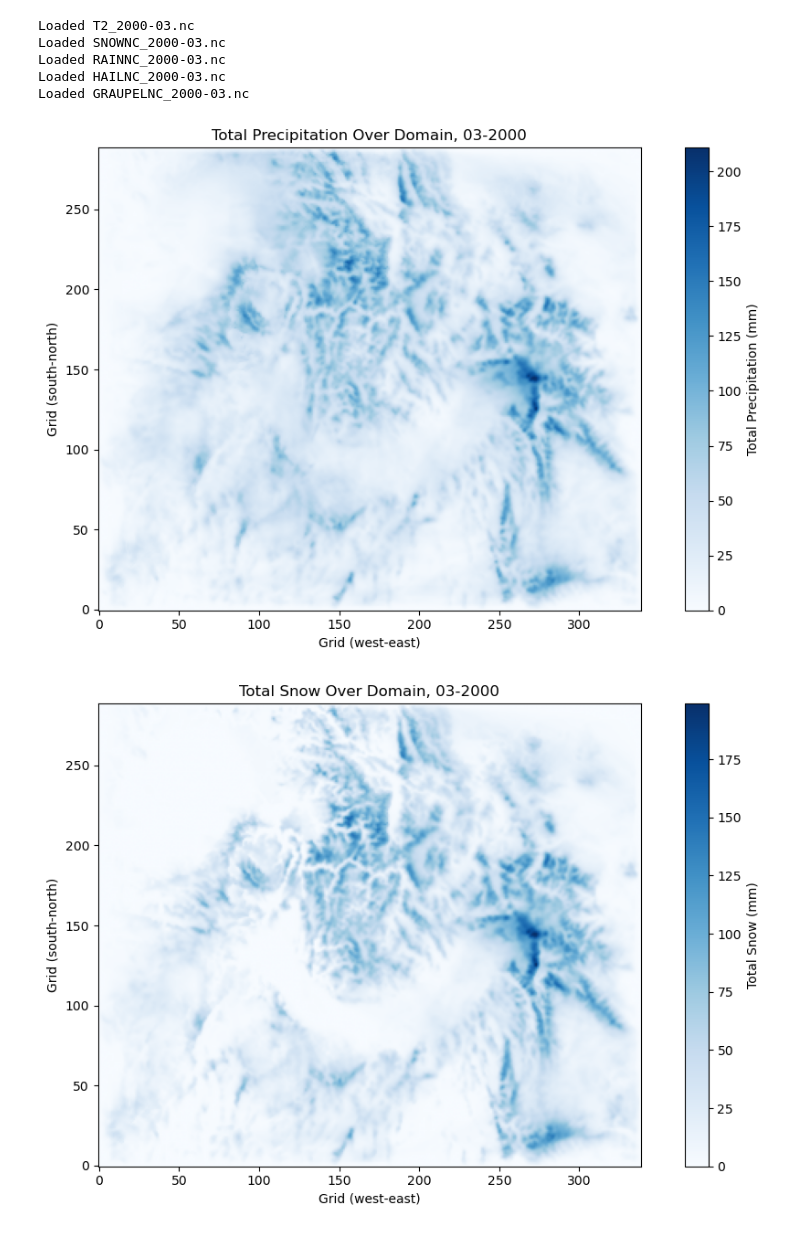
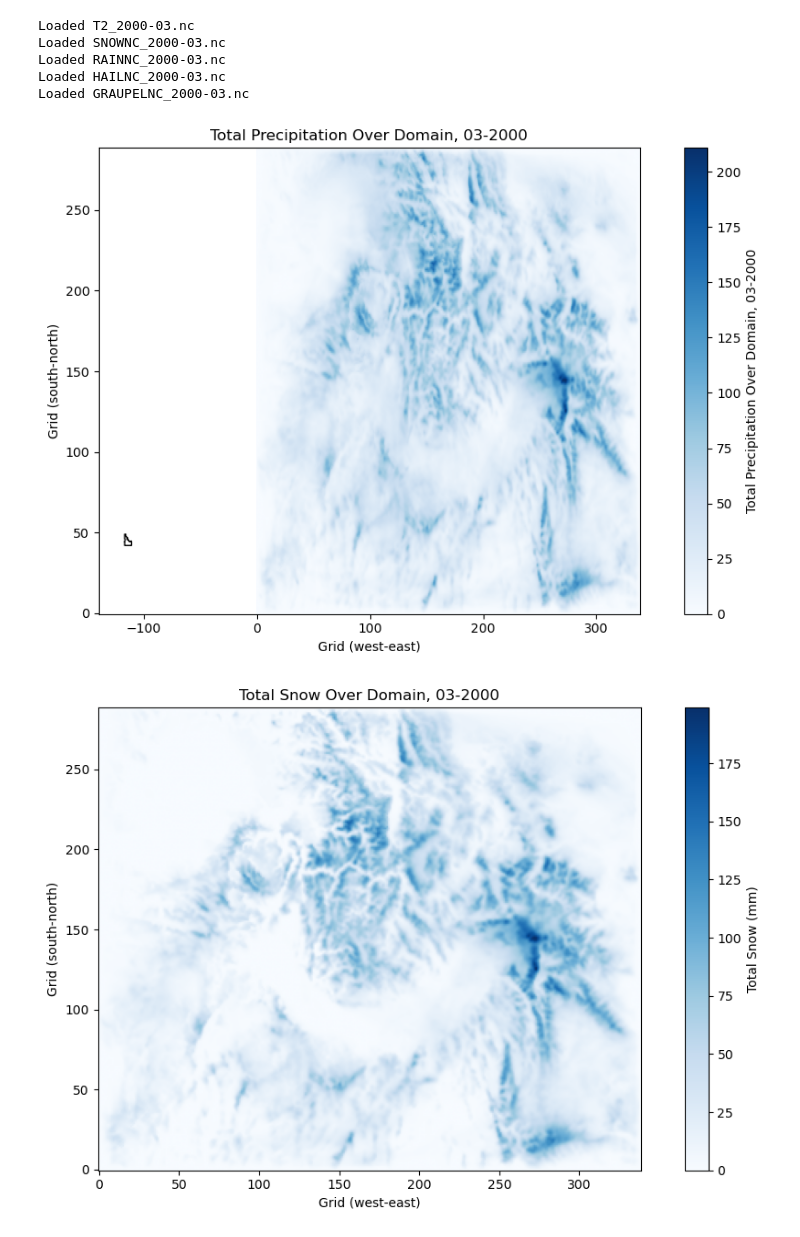
Before and after one commit to chiaraaltobelli/snowpack-boundary-impact, a Jupyter notebook: aggregate-03-2000.ipynb, the cells around one changed output. Cells and saved outputs as stored; diff of their text form; code cells hidden in the pictures.

Commit message:
In progress state shapes

```diff
--- a/aggregate-03-2000.ipynb
+++ b/aggregate-03-2000.ipynb
@@ -5,7 +5,8 @@ import os
 import matplotlib.pyplot as plt
 import pandas as pd
 import statsmodels.api as sm
-from plot_utils import load_idaho_boundary, plot_with_idaho_overlay
+from plot_utils import plot_with_state_outline
+
 
 # === CONFIGURATION ===
 base_dir = "/bsushare/leaf-shared/subset-output-wrf/vol04/wrf_out/wy_2000/d01/"
@@ -13,6 +14,7 @@ month = "03"
 year = "2000"
 target_location = "Domain"
 epsilon = 1e-6  # to prevent division by zero
+shapefile_path = "cb_2022_us_state_20m.shp"
 
 # === FUNCTION TO LOAD A VARIABLE ===
 def load_wrf_var(var_name, base_dir, year, month):
@@ -69,15 +71,14 @@ snow_fraction = total_snow / (total_precip + epsilon)
 liquid_fraction = masked_liquid_total / (masked_precip_total + epsilon)
 
 # === PLOT TOTAL PRECIPITATION ===
-plt.figure(figsize=(10, 6))
 precip_total_map = precipitation_total
-im = plt.imshow(precipitation_total, cmap="Blues", origin="lower")
-plt.colorbar(im,label="Total Precipitation (mm)")
-plt.title(f"Total Precipitation Over {target_location}, {month}-{year}")
-plt.xlabel("Grid (west-east)")
-plt.ylabel("Grid (south-north)")
-plt.tight_layout()
-plt.show()
+plot_with_state_outline(
+    data_array=precipitation_total,
+    title=f"Total Precipitation Over {target_location}, {month}-{year}",
+    cmap="Blues",
+    shapefile_path=shapefile_path,
+    state_name="Idaho"
+)
 
 # === PLOT TOTAL SNOW ===
 plt.figure(figsize=(10, 6))
@@ -112,34 +113,34 @@ exceeds_one = masked_snow_fraction > 1.0
 count_exceeds = exceeds_one.sum().item()
 max_val = masked_snow_fraction.max().item()
 print(f"Grid cells with snow fraction > 1: {count_exceeds}")
 suspicious = (snow_total > precipitation_total) & valid_mask
 print(f"Suspicious cases (snow > precip): {suspicious.sum().item()}")
 
 threshold = 1.0 + 1e-3  # slightly over 1
 near_one_mask = (masked_snow_fraction > 0.99) & (masked_snow_fraction <= threshold)
 coords = np.argwhere(near_one_mask.values)
 for i, j in coords:
     snow_val = snow_total.values[i, j]
     precip_val = precipitation_total.values[i, j]
     fraction_val = snow_val / (precip_val + epsilon)
     print(f"Cell ({i}, {j}): Snow = {snow_val:.3f}, Precip = {precip_val:.3f}, Fraction = {fraction_val:.6f}")
 
 
 plt.figure(figsize=(10, 6))
 im = plt.imshow(masked_snow_fraction, cmap="viridis", origin="lower", vmin=0, vmax=1)
 plt.colorbar(im, label="Snow Fraction (Masked)")
 plt.title(f"Snow Fraction Over {target_location}, {month}-{year}")
 plt.xlabel("Grid (west-east)")
 plt.ylabel("Grid (south-north)")
 plt.tight_layout()
 plt.show()
 # %% [output]
 Loaded T2_2000-03.nc
 Loaded SNOWNC_2000-03.nc
 Loaded RAINNC_2000-03.nc
 Loaded HAILNC_2000-03.nc
 Loaded GRAUPELNC_2000-03.nc
-[figure, old version]
+[figure, new version]
 [figure]
 [figure]
 Domain-wide Snow Fraction: 0.613
```
Also changed, not shown: 2 other files.
